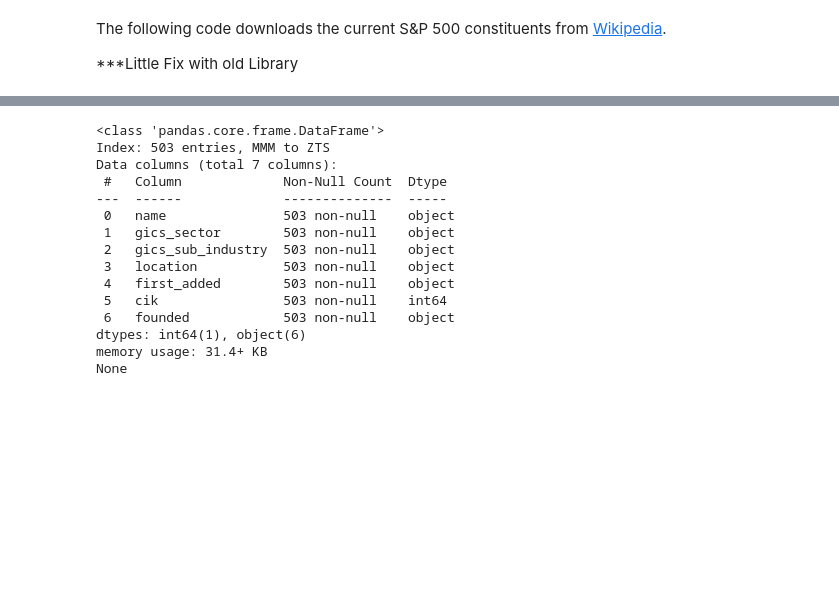
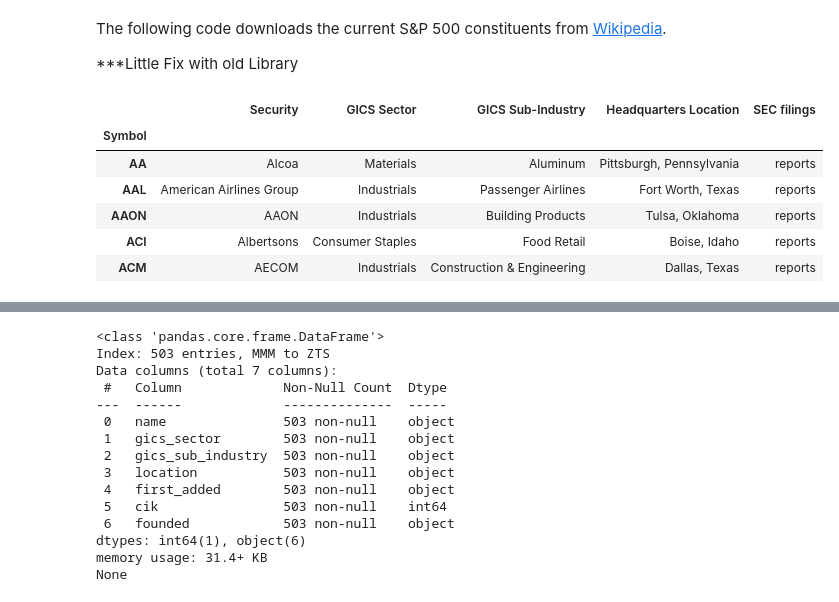
Before and after one commit to thanhluan001/machine-learning-for-trading, a Jupyter notebook: data/create_datasets.ipynb, the cells around one changed output, grey strips where cells are left out. Cells and saved outputs as stored; diff of their text form; code cells hidden in the pictures; blank space fills up the shorter version.

```diff
--- a/data/create_datasets.ipynb
+++ b/data/create_datasets.ipynb
@@ -144,3 +144,16 @@ with pd.HDFStore(DATA_STORE) as store:
 The following code downloads the current S&P 500 constituents from [Wikipedia](https://en.wikipedia.org/wiki/List_of_S%26P_500_companies).
 
 ***Little Fix with old Library
+# %%
+url = 'https://en.wikipedia.org/wiki/List_of_S%26P_400_companies'
+r = requests.get(url, headers={'User-Agent': 'Mozilla/5.0'})
+df = pd.read_html(r.content, index_col=0)[0]
+df.head()
+# %% [output]
+|  | Security | GICS Sector | GICS Sub-Industry | Headquarters Location | SEC filings |
+| Symbol |  |  |  |  |  |
+| AA | Alcoa | Materials | Aluminum | Pittsburgh, Pennsylvania | reports |
+| AAL | American Airlines Group | Industrials | Passenger Airlines | Fort Worth, Texas | reports |
+| AAON | AAON | Industrials | Building Products | Tulsa, Oklahoma | reports |
+| ACI | Albertsons | Consumer Staples | Food Retail | Boise, Idaho | reports |
+| ACM | AECOM | Industrials | Construction & Engineering | Dallas, Texas | reports |
```
Also changed, not shown: parts of 1 cell of this notebook, 6 other files.
